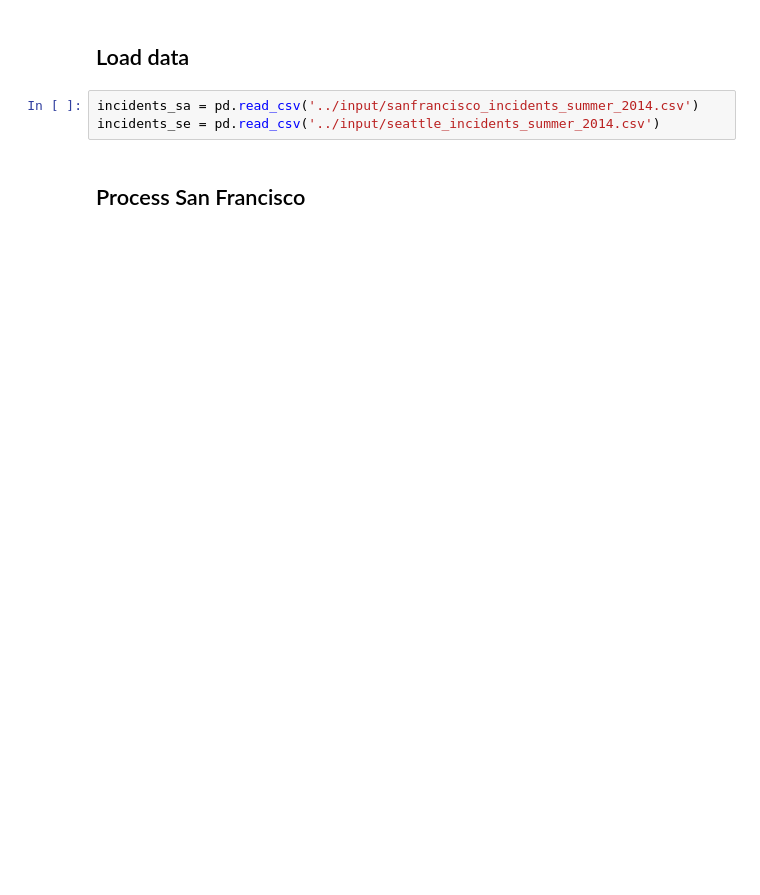
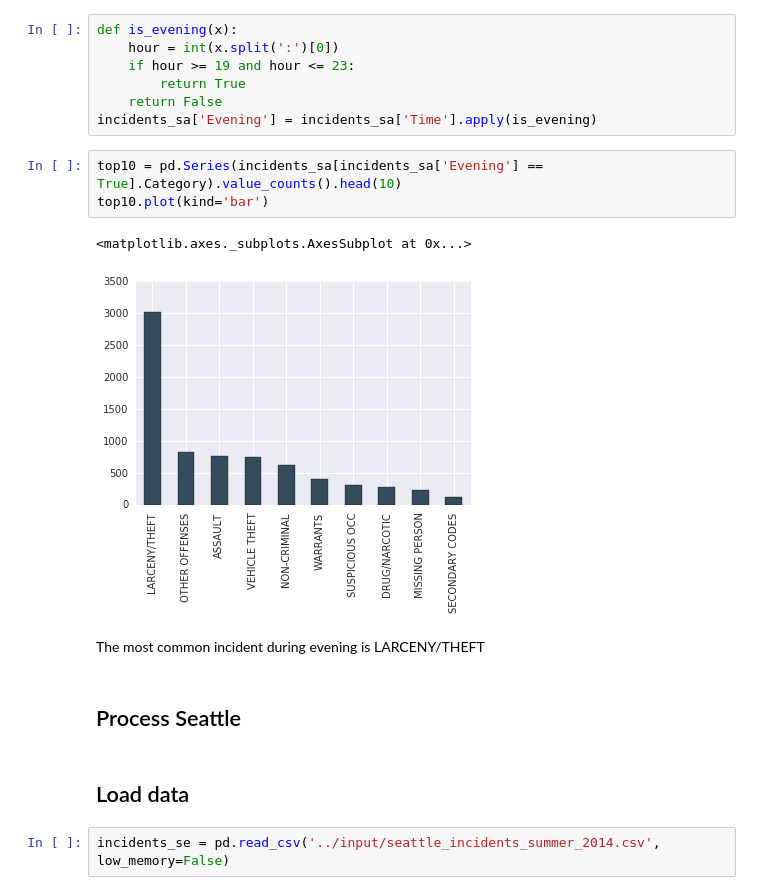
Before and after one commit to mixam85/datascience, a Jupyter notebook: assigment6/work/Crimes.ipynb, the cells around one changed output. Saved outputs shown, nothing was run; the diff lists cells and outputs as text; blank space fills up the shorter version.

```diff
--- a/assigment6/work/Crimes.ipynb
+++ b/assigment6/work/Crimes.ipynb
@@ -28,7 +95,21 @@ train.csv
+# %%
+def is_evening(x):
+    hour = int(x.split(':')[0])
+    if hour >= 19 and hour <= 23:
+        return True
+    return False
+incidents_sa['Evening'] = incidents_sa['Time'].apply(is_evening)
+# %%
+top10 = pd.Series(incidents_sa[incidents_sa['Evening'] == True].Category).value_counts().head(10)
+top10.plot(kind='bar')
+# %% [output]
+<matplotlib.axes._subplots.AxesSubplot at 0x...>
+[figure, added]
+# %% [markdown]
+The most common incident during evening is LARCENY/THEFT
+# %% [markdown]
+## Process Seattle
 # %% [markdown]
 ## Load data
 # %%
-incidents_sa = pd.read_csv('../input/sanfrancisco_incidents_summer_2014.csv')
-incidents_se = pd.read_csv('../input/seattle_incidents_summer_2014.csv')
+incidents_se = pd.read_csv('../input/seattle_incidents_summer_2014.csv', low_memory=False)
-# %% [markdown]
-## Process San Francisco
```
Also changed, not shown: parts of 43 cells of this notebook.
